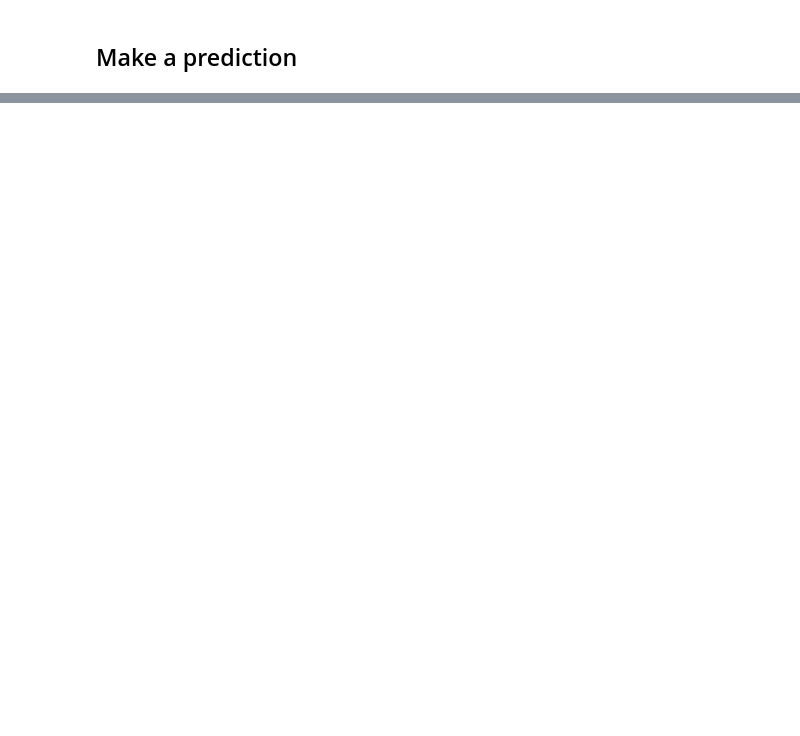
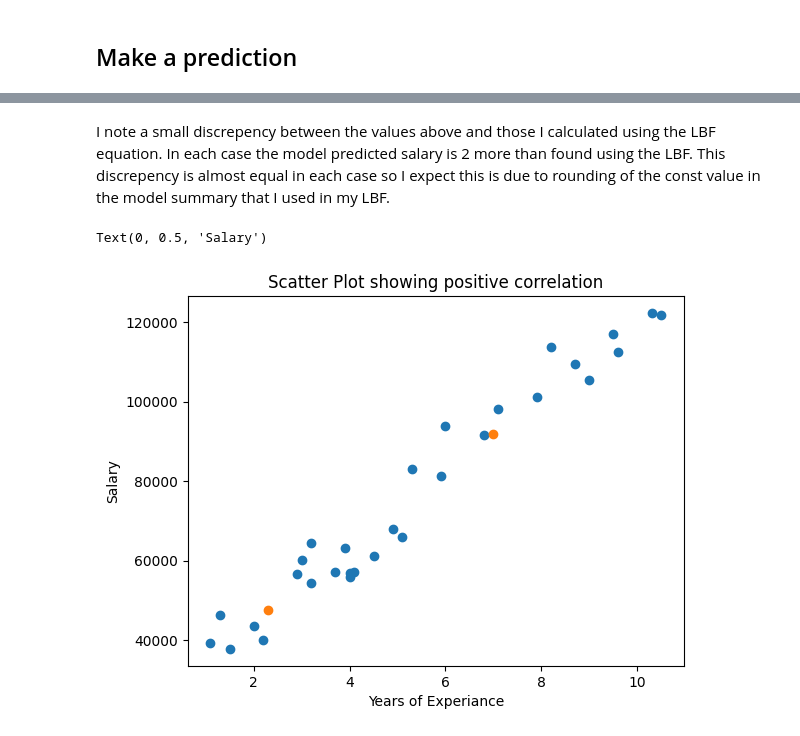
Before and after one commit to jenny4567/intro-to-data-analysis, a Jupyter notebook: stats_bites02/notebooks/02_SLR_Salary.ipynb, the cells around one changed output, grey strips where cells are left out. Saved outputs shown, nothing was run; the diff lists cells and outputs as text; code cells hidden in the pictures; blank space fills up the shorter version.

```diff
--- a/stats_bites02/notebooks/02_SLR_Salary.ipynb
+++ b/stats_bites02/notebooks/02_SLR_Salary.ipynb
@@ -15,2 +120,12 @@ Use the dataset ***SLR_Data.csv*** for this exercise.
+# %%
+dependent_var = train['Salary']
+independent_var = train['YearsExperience']
+independent_var = sm.add_constant(independent_var)
+
+# Build the model
+model = sm.OLS(
+    dependent_var,
+    independent_var
+).fit()
 # %% [markdown]
 ## Interpret the model results
@@ -17,4 +179,10 @@ Use the dataset ***SLR_Data.csv*** for this exercise.
 # %% [markdown]
 ## Predict data in the test set ##
+# %%
+# Predict the model results on the test data
+
+predicted = model.predict(
+    sm.add_constant(test['YearsExperience'])
+)
 # %% [markdown]
 ## Is the model also 'a good fit' for our test data? ##
@@ -21,2 +199,14 @@ Use the dataset ***SLR_Data.csv*** for this exercise.
 # %% [markdown]
 ## Rebuild the model for the whole data set ##
+# %%
+dependent_var = df['Salary']
+independent_var = df['YearsExperience']
+independent_var = sm.add_constant(independent_var)
+
+# Build the model
+model = sm.OLS(
+    dependent_var,
+    independent_var
+).fit()
+
+model.summary()
@@ -23,2 +237,13 @@ Use the dataset ***SLR_Data.csv*** for this exercise.
 # %% [markdown]
 ## Make a prediction ##
+# %%
+test_experiances = [2.3, 7.0, 40.0]
+predicted_salaries = []
+
+for test_experiance in test_experiances:
+    salary_pred_model = model.predict([1, test_experiance])
+    salary_pred_lbf = 9449.9623*test_experiance + 25790
+    print(f'The model predicted salary for an employee with {test_experiance} years experiance is: ',round(salary_pred_model[0]))
+    print(f'The LBF predicted salary for an employee with {test_experiance} years experiance is: {round(salary_pred_lbf)}')
+    print('The difference is: ', salary_pred_model - salary_pred_lbf, '\n')
+    predicted_salaries.append(salary_pred_model)
@@ -24,0 +262,11 @@ Use the dataset ***SLR_Data.csv*** for this exercise.
+# %% [markdown]
+I note a small discrepency between the values above and those I calculated using the LBF equation. In each case the model predicted salary is 2 more than found using the LBF. This discrepency is almost equal in each case so I expect this is due to rounding of the const value in the model summary that I used in my LBF.
+# %%
+plt.scatter(years_experience, salary)
+plt.scatter(test_experiances[:2], predicted_salaries[:2])
+plt.title('Scatter Plot showing positive correlation')
+plt.xlabel('Years of Experiance')
+plt.ylabel('Salary')
+# %% [output]
+Text(0, 0.5, 'Salary')
+[figure, added]
```
Also changed, not shown: parts of 24 cells of this notebook.
